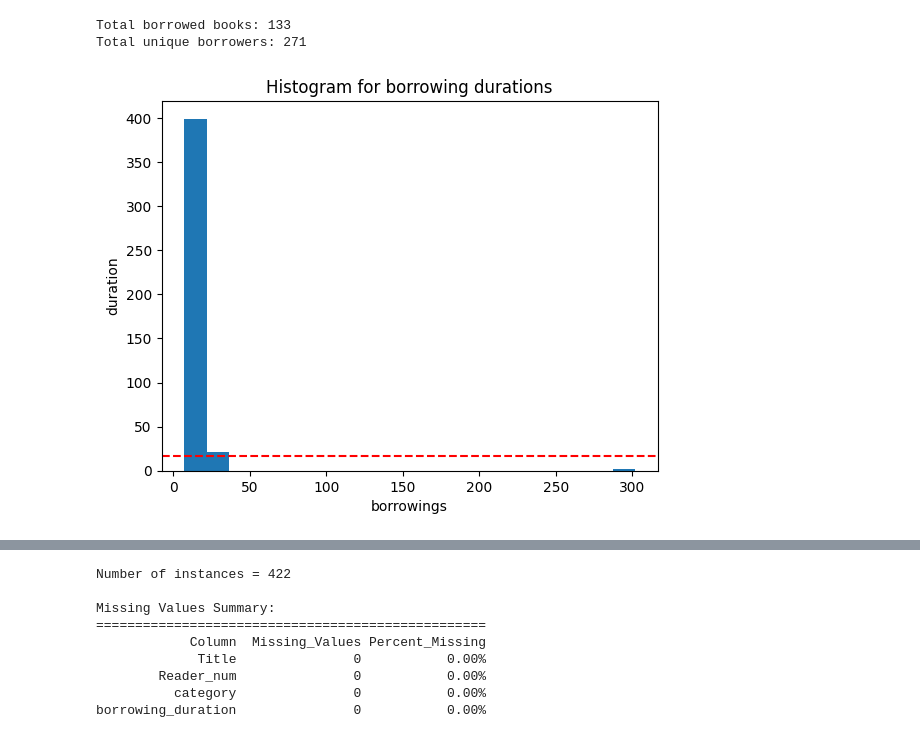
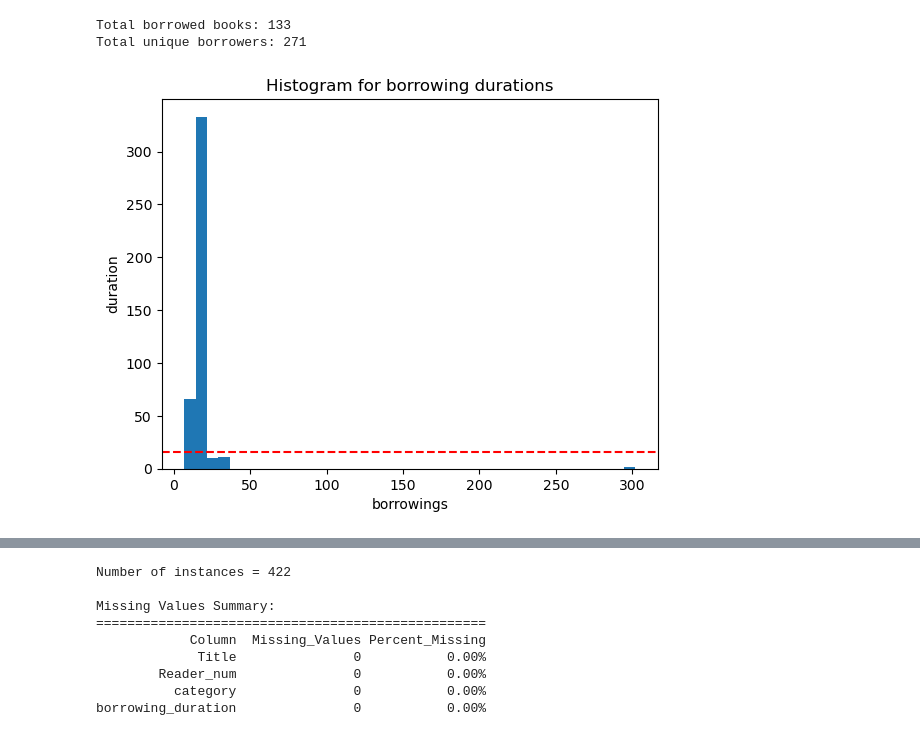
Before and after one commit to mustafaots/Library-Optimization-and-Book-Recommendation-Data-Mining-Project, a Jupyter notebook: notebooks/Data Preprocessor/library-borrowings.ipynb, the cells around one changed output, grey strips where cells are left out. Cells and saved outputs as stored; diff of their text form; code cells hidden in the pictures.

```diff
--- a/notebooks/Data Preprocessor/library-borrowings.ipynb
+++ b/notebooks/Data Preprocessor/library-borrowings.ipynb
@@ -139,18 +139,18 @@ Total unique borrowers: 271
 # %%
 # Visualization EDA
 import matplotlib.pyplot as plt
 
 # visualizing the borrowing duration
 
 plt.figure()
-plt.hist(df['borrowing_duration'], bins=20)
+plt.hist(df['borrowing_duration'], bins=40)
 plt.xlabel("borrowings")
 plt.ylabel("duration")
 plt.axhline(df['borrowing_duration'].mean(), linestyle='--', color='red')
 plt.title("Histogram for borrowing durations")
 plt.show()
 # %% [output]
-[figure, old version]
+[figure, new version]
 # %%
 plt.figure()
 df['category'].value_counts().plot(kind='bar')
```
Also changed, not shown: parts of 3 cells of this notebook, 1 other file.
